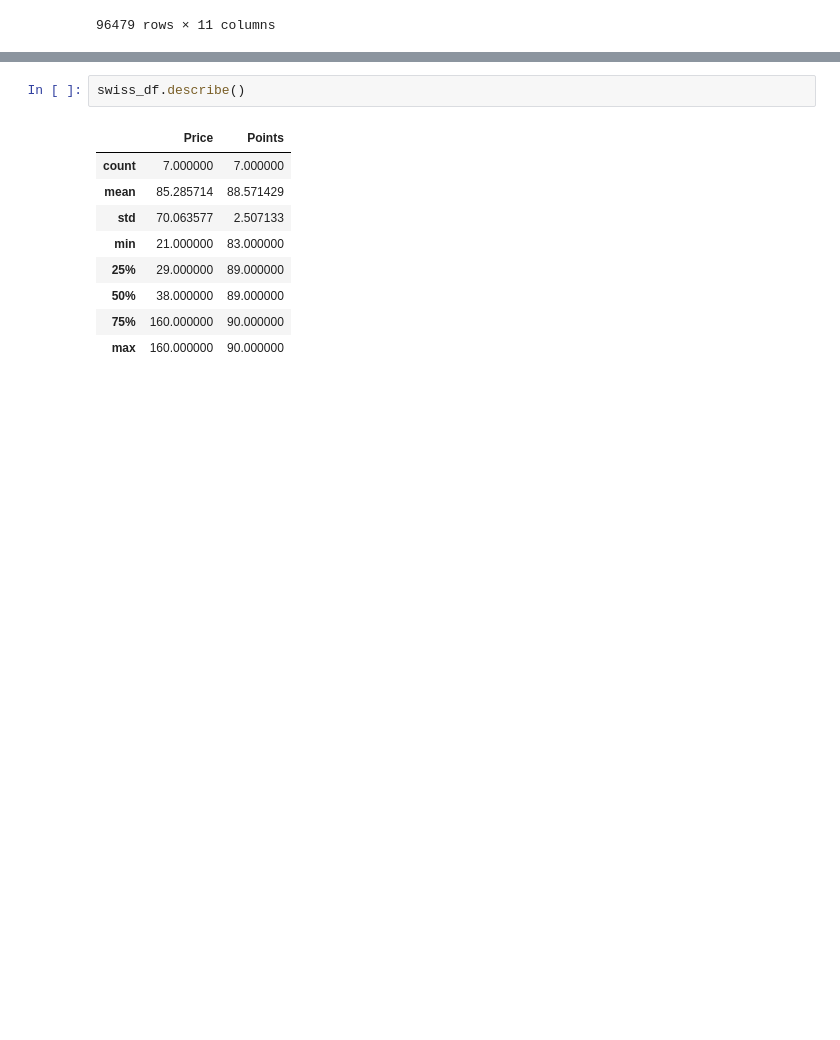
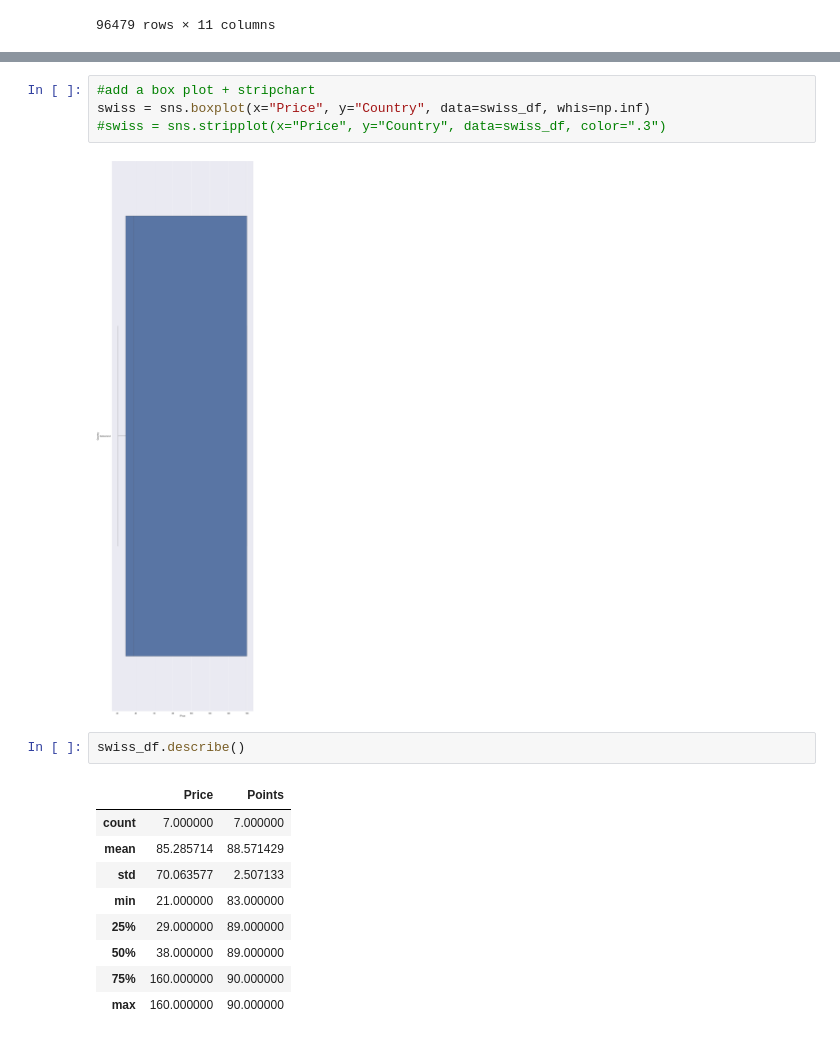
Before and after one commit to bso613/WineSnobs, a Jupyter notebook: winedata.ipynb, the cells around one changed output, grey strips where cells are left out. Cells and saved outputs as stored; diff of their text form; blank space fills up the shorter version.

```diff
--- a/winedata.ipynb
+++ b/winedata.ipynb
@@ -200,6 +211,12 @@ swiss_df
 | 81814 | Gantenbein | Gantenbein 2012 Pinot Noir (Switz... | Pinot Noir | Switzerland | Switzerland | NaN | 160.0 | 89 | Jeff Jenssen | ... |
 | 83632 | Robert Gilliard | Robert Gilliard 2012 Les Murettes... | Chasselas | Switzerland | Valais | NaN | 28.0 | 90 | Jeff Jenssen | ... |
 | 129280 | Château d'Auvernier | Château d'Auvernier 2012 White (N... | White Blend | Switzerland | Neuchâtel | NaN | 21.0 | 90 | Jeff Jenssen | ... |
+# %%
+#add a box plot + stripchart
+swiss = sns.boxplot(x="Price", y="Country", data=swiss_df, whis=np.inf)
+#swiss = sns.stripplot(x="Price", y="Country", data=swiss_df, color=".3")
+# %% [output]
+[figure, added]
 # %%
 swiss_df.describe()
 # %% [output]
```
Also changed, not shown: parts of 12 cells of this notebook, 2 other files.
